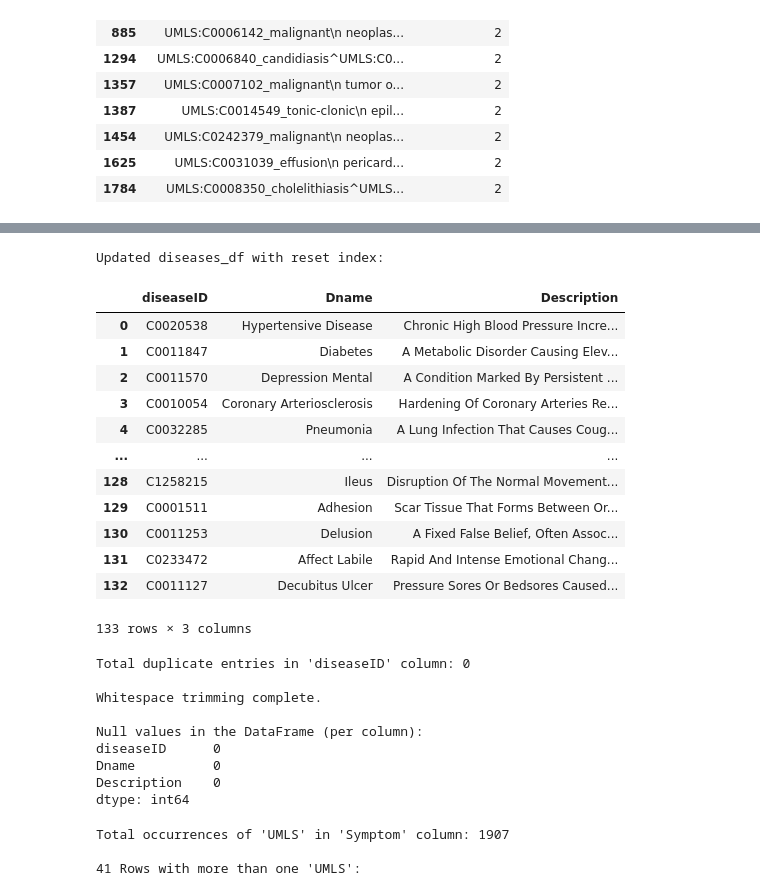
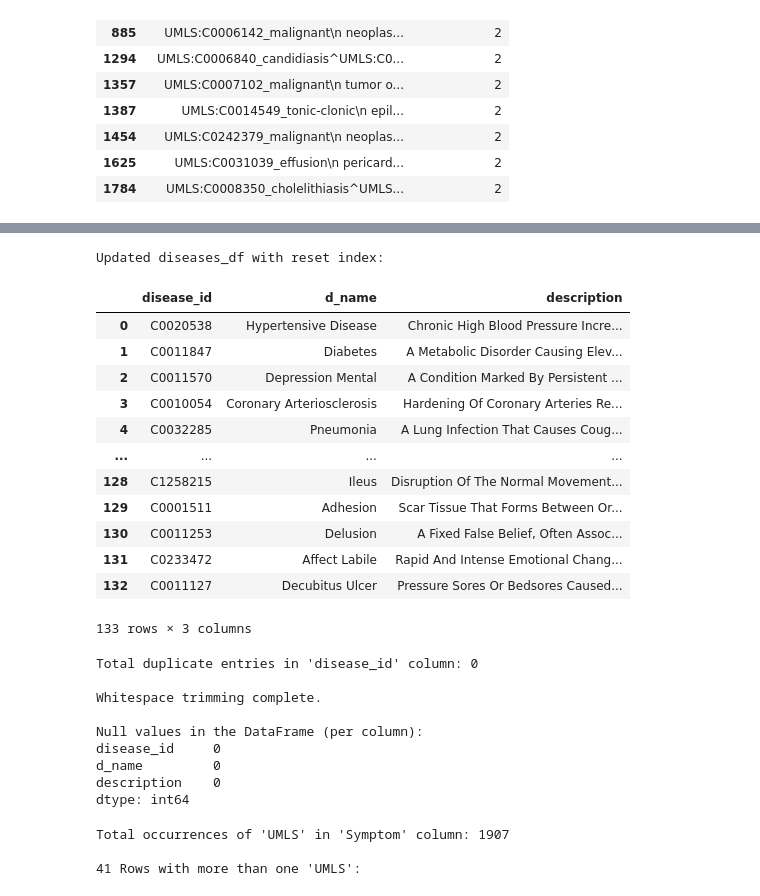
Before and after one commit to Saurabh-Lakhanpal/symptoms-analyzer, a Jupyter notebook: backend/etl.ipynb, the cells around one changed output, grey strips where cells are left out. Drawn from its saved outputs; the diff is of its cells as text; code cells hidden in the pictures.

```diff
--- a/backend/etl.ipynb
+++ b/backend/etl.ipynb
@@ -102,7 +105,7 @@ df['Disease'] = df['Disease'].str.replace('\n', ' ', regex=False).str.strip()
 # Step 2: Filter rows containing valid 'UMLS:' entries
 disease_rows = df[df['Disease'].notna() & df['Disease'].str.contains('UMLS:')]
 
-# Step 3: Extract the first valid diseaseID and Dname from each cell
+# Step 3: Extract the first valid disease_id and d_name from each cell
 disease_list = []
 seen_diseases = set()
 
@@ -113,11 +116,11 @@ for row in disease_rows['Disease']:
         parts = entry.split('_', 1)
         if len(parts) == 2:
             disease_id = parts[0].replace("UMLS:", "").strip()
-            # Replace underscores with spaces, then normalize spaces in Dname
-            dname = ' '.join(parts[1].replace('_', ' ').split()).lower()
-            if (disease_id, dname) not in seen_diseases:
-                disease_list.append({'diseaseID': disease_id, 'Dname': dname})
-                seen_diseases.add((disease_id, dname))
+            # Replace underscores with spaces, then normalize spaces in d_name
+            d_name = ' '.join(parts[1].replace('_', ' ').split()).lower()
+            if (disease_id, d_name) not in seen_diseases:
+                disease_list.append({'disease_id': disease_id, 'd_name': d_name})
+                seen_diseases.add((disease_id, d_name))
     else:
         # Log unmatched or invalid entries for debugging
         print(f"Unmatched or invalid entry: '{row}'")
@@ -126,13 +129,13 @@ for row in disease_rows['Disease']:
 if disease_list:
     diseases_df = pd.DataFrame(disease_list)
 
-    # Step 5: Check for duplicate diseaseID values
-    duplicates = diseases_df[diseases_df['diseaseID'].duplicated(keep=False)]
-    print("\nDuplicate diseaseIDs:")
+    # Step 5: Check for duplicate disease_id values
+    duplicates = diseases_df[diseases_df['disease_id'].duplicated(keep=False)]
+    print("\nDuplicate disease_ids:")
     print(duplicates)
 
     # Step 6: Drop duplicate rows and keep the first occurrence
-    diseases_df = diseases_df.drop_duplicates(subset='diseaseID', keep='first')
+    diseases_df = diseases_df.drop_duplicates(subset='disease_id', keep='first')
     print("\nDuplicates dropped, DataFrame Updated.")
 
     # Final Output
@@ -193,36 +196,36 @@ Disease Names:
 # %%
 # Replace the URL below with the raw file URL for your text file
 github_url = "https://raw.githubusercontent.com/Saurabh-Lakhanpal/symptoms-analyzer/main/resources/disease_description.txt"
 
 # Fetch the file content from GitHub
 response = requests.get(github_url)
 content = response.text
 
-# Parse the content to create a mapping of Dname to description
-dname_to_description = {}
+# Parse the content to create a mapping of d_name to description
+d_name_to_description = {}
 for line in content.splitlines():
     if ": " in line:
         parts = line.split(": ", 1)
-        dname_key = parts[0].split(". ", 1)[1].strip().lower()
+        d_name_key = parts[0].split(". ", 1)[1].strip().lower()
         description_value = parts[1].strip()
-        dname_to_description[dname_key] = description_value
+        d_name_to_description[d_name_key] = description_value
 
 # Map descriptions to the DataFrame
-diseases_df['Description'] = diseases_df['Dname'].str.lower().map(dname_to_description)
+diseases_df['description'] = diseases_df['d_name'].str.lower().map(d_name_to_description)
 
 # Reset index of the updated DataFrame
 diseases_df = diseases_df.reset_index(drop=True)
 
-# Apply title case to columns 'Dname' and 'Description'
-diseases_df['Dname'] = diseases_df['Dname'].str.title()
-diseases_df['Description'] = diseases_df['Description'].str.title()
+# Apply title case to columns 'd_name' and 'description'
+diseases_df['d_name'] = diseases_df['d_name'].str.title()
+diseases_df['description'] = diseases_df['description'].str.title()
 
 # Display the updated DataFrame
 print("\nUpdated diseases_df with reset index:")
 diseases_df
 # %% [output]
 Updated diseases_df with reset index:
-|  | diseaseID | Dname | Description |
+|  | disease_id | d_name | description |
 | 0 | C0020538 | Hypertensive Disease | Chronic High Blood Pressure Incre... |
 | 1 | C0011847 | Diabetes | A Metabolic Disorder Causing Elev... |
 | 2 | C0011570 | Depression Mental | A Condition Marked By Persistent ... |
@@ -236,12 +239,12 @@ Updated diseases_df with reset index:
 | 132 | C0011127 | Decubitus Ulcer | Pressure Sores Or Bedsores Caused... |
 133 rows × 3 columns
 # %%
-# Step 1: Check for duplicates in the 'diseaseID' column
-duplicates_in_diseaseID = diseases_df[diseases_df['diseaseID'].duplicated(keep=False)]  # Find all duplicate rows
+# Step 1: Check for duplicates in the 'disease_id' column
+duplicates_in_disease_id = diseases_df[diseases_df['disease_id'].duplicated(keep=False)]  # Find all duplicate rows
 
 # Count the number of unique and duplicate entries
-total_duplicates_count = duplicates_in_diseaseID.shape[0]
-print(f"\nTotal duplicate entries in 'diseaseID' column: {total_duplicates_count}")
+total_duplicates_count = duplicates_in_disease_id.shape[0]
+print(f"\nTotal duplicate entries in 'disease_id' column: {total_duplicates_count}")
 
 # Step 2: Trim leading and trailing whitespaces from all string columns
 diseases_df = diseases_df.apply(lambda x: x.str.strip() if x.dtype == "object" else x)
@@ -252,14 +255,14 @@ null_values_per_column = diseases_df.isnull().sum()
 print("\nNull values in the DataFrame (per column):")
 print(null_values_per_column)
 # %% [output]
-Total duplicate entries in 'diseaseID' column: 0
+Total duplicate entries in 'disease_id' column: 0
 
 Whitespace trimming complete.
 
 Null values in the DataFrame (per column):
-diseaseID      0
-Dname          0
-Description    0
+disease_id     0
+d_name         0
+description    0
 dtype: int64
 # %%
 # Step 1: Add a column to count the occurrences of "UMLS" in each row
```
Also changed, not shown: parts of 6 cells of this notebook, 8 other files.
